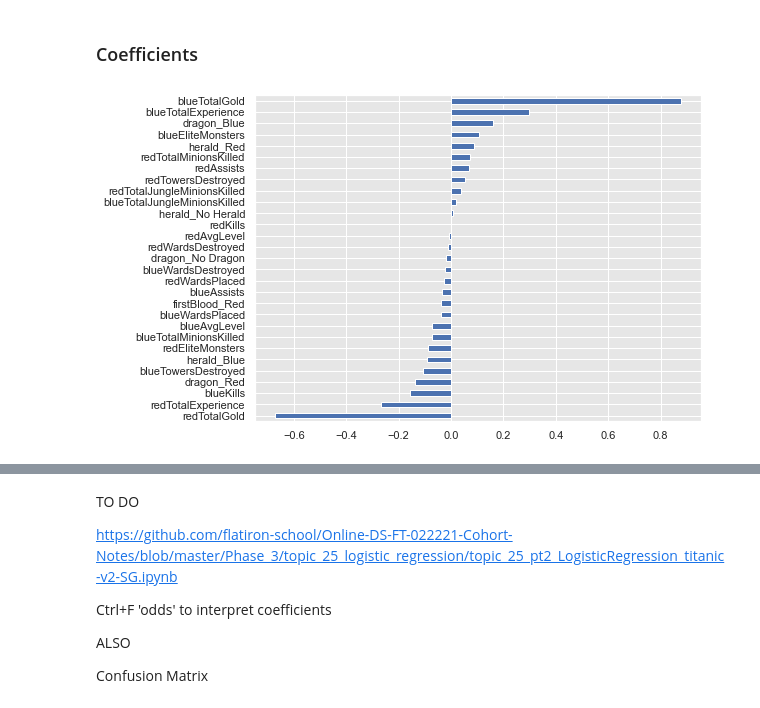
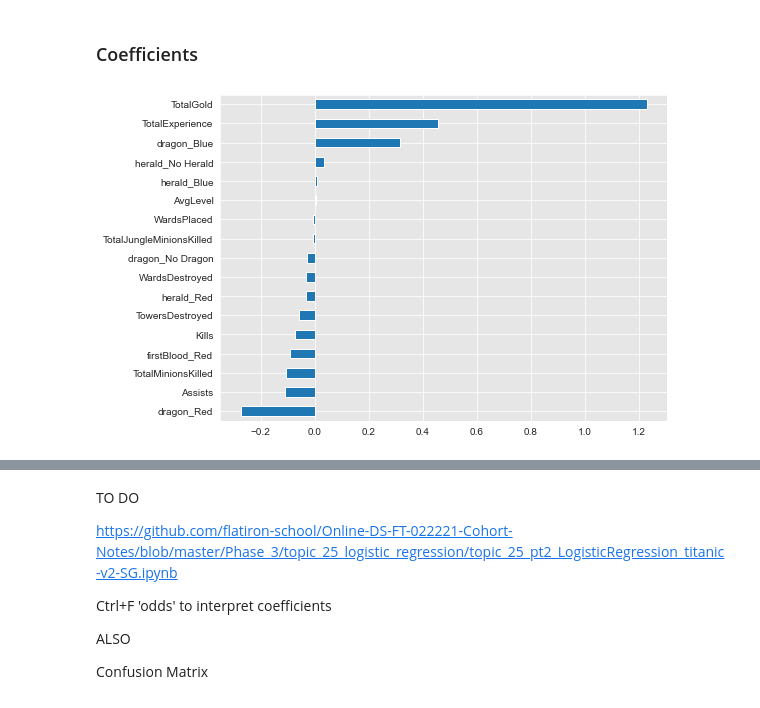
Before and after one commit to Drymander/League-of-Legends-Victory-Classification, a Jupyter notebook: index_OSEMN_plus_mvp.ipynb, the cells around one changed output, grey strips where cells are left out. Drawn from its saved outputs; the diff is of its cells as text; code cells hidden in the pictures.

```diff
--- a/index_OSEMN_plus_mvp.ipynb
+++ b/index_OSEMN_plus_mvp.ipynb
@@ -61,6 +61,7 @@ import numpy as np
 ## Preprocessing tools
 from sklearn.model_selection import train_test_split,cross_val_predict,cross_validate
 from sklearn.preprocessing import MinMaxScaler,StandardScaler,OneHotEncoder
+scaler = StandardScaler()
 from sklearn.impute import SimpleImputer
 from sklearn.pipeline import Pipeline
 from sklearn.compose import ColumnTransformer
@@ -789,8 +877,20 @@ Test AUC: 0.822369235812632
 # %% [markdown]
 ### Coefficients
+# %%
+# diff_nogold_df = diff_df.drop(['TotalGold'],axis=1)
+
+X_train_tf, X_test_tf, y_train, y_test = tt_split_df(diff_df)
+
+model_log = LogisticRegression()
+
+model_log.fit(X_train_tf, y_train)
+
+coef_lr = pd.Series(model_log.coef_.flatten(), index=X_train_tf.columns).sort_values(ascending=True)
+
+ax = coef_lr.plot(kind='barh', figsize=(8,6))
+# %% [output]
+[figure, added]
 # %%
-coef_lr = pd.Series(model_lr.coef_.flatten(), index=X_train_tf.columns).sort_values(ascending=True)
+coef_lr = pd.Series(model_log.coef_.flatten(), index=X_train_tf.columns).sort_values(ascending=True)
 
 ax = coef_lr.plot(kind='barh', figsize=(8,6))
-# %% [output]
-[figure, removed]
```
Also changed, not shown: parts of 72 cells of this notebook, 1 other file.
